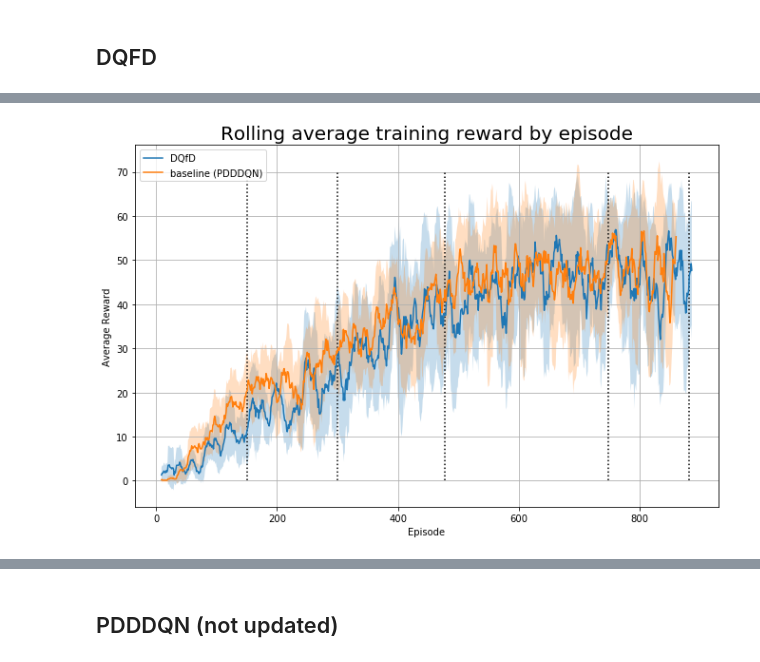
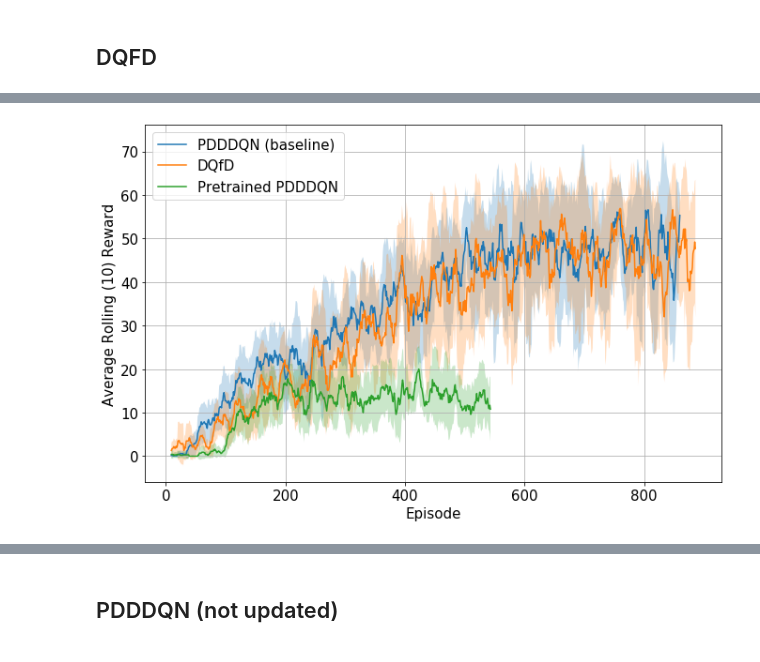
Before and after one commit to NiftyNico/DiamondsInTheRough, a Jupyter notebook: log_parser/log_parser_dh.ipynb, the cells around one changed output, grey strips where cells are left out. Drawn from its saved outputs; the diff is of its cells as text; code cells hidden in the pictures.

```diff
--- a/log_parser/log_parser_dh.ipynb
+++ b/log_parser/log_parser_dh.ipynb
@@ -465,30 +519,43 @@ ax.grid()
 # %%
 window = 10
 
 mean_base = df_train_base['R'].rolling(window).mean()
 sigma_base = df_train_base['R'].rolling(window).std()
 mean = df_train['R'].rolling(window).mean()
 sigma = df_train['R'].rolling(window).std()
+mean_pdddqn = df_train_pdddqn['R'].rolling(window).mean()
+sigma_pdddqn = df_train_pdddqn['R'].rolling(window).std()
 
 fig, ax = plt.subplots(figsize=(11,7))
+
+# PDDDQN baseline
+ax.plot(df_train_base.episode, mean_base, label='PDDDQN (baseline)')
+ax.fill_between(df_train_base.episode, mean_base+sigma_base, mean_base-sigma_base, alpha=0.25)
+
+# DQfD
 ax.plot(df_train.episode, mean, label='DQfD')
 ax.fill_between(df_train.episode, mean+sigma, mean-sigma, alpha=0.25)
-ax.plot(df_train_base.episode, mean_base, label='baseline (PDDDQN)')
-ax.fill_between(df_train_base.episode, mean_base+sigma_base, mean_base-sigma_base, alpha=0.25)
 
-ax.vlines(episodes_1, ymin=0, ymax=70, linestyles='dotted')
-ax.vlines(episodes_1 + episodes_2, ymin=0, ymax=70, linestyles='dotted')
-ax.vlines(episodes_1 + episodes_2 + episodes_3, ymin=0, ymax=70, linestyles='dotted')
-ax.vlines(episodes_1 + episodes_2 + episodes_3 + episodes_4, ymin=0, ymax=70, linestyles='dotted')
-ax.vlines(episodes_1 + episodes_2 + episodes_3 + episodes_4 + episodes_5, ymin=0, ymax=70, linestyles='dotted')
+# PDDDQN pretrained
+ax.plot(df_train_pdddqn.episode, mean_pdddqn, label='Pretrained PDDDQN')
+ax.fill_between(df_train_pdddqn.episode, mean_pdddqn+sigma_pdddqn, mean_pdddqn-sigma_pdddqn, alpha=0.25)
 
-ax.set_title("Rolling average training reward by episode", fontsize=20)
-ax.legend(loc='upper left')
-ax.set_xlabel('Episode')
-ax.set_ylabel('Average Reward')
+# dqfd reload points
+# ax.vlines(episodes_1, ymin=0, ymax=70, linestyles='dotted')
+# ax.vlines(episodes_1 + episodes_2, ymin=0, ymax=70, linestyles='dotted')
+# ax.vlines(episodes_1 + episodes_2 + episodes_3, ymin=0, ymax=70, linestyles='dotted')
+# ax.vlines(episodes_1 + episodes_2 + episodes_3 + episodes_4, ymin=0, ymax=70, linestyles='dotted')
+
+# ax.set_title("Rolling average training reward by episode", fontsize=20)
+ax.legend(loc='upper left', fontsize=15)
+ax.set_xlabel('Episode', fontsize=15)
+ax.set_ylabel('Average Rolling (10) Reward', fontsize=15)
+ax.tick_params(axis='x', labelsize=15)
+ax.tick_params(axis='y', labelsize=15)
 ax.grid()
+plt.savefig('pretrained_models.png')
 # %% [output]
-[figure, old version]
+[figure, new version]
 # %%
 #method 2, plot with dots. I like this more
 
```
Also changed, not shown: parts of 10 cells of this notebook.
